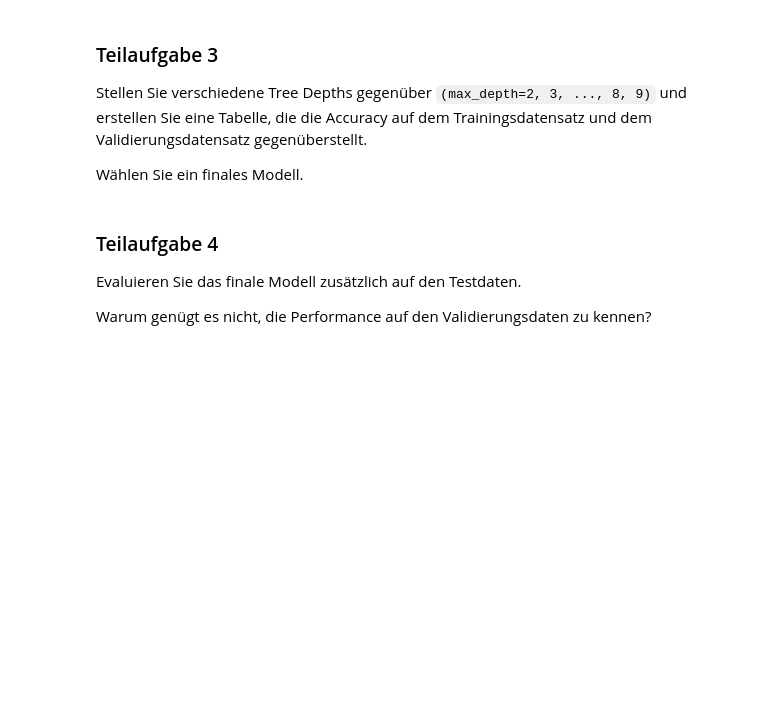
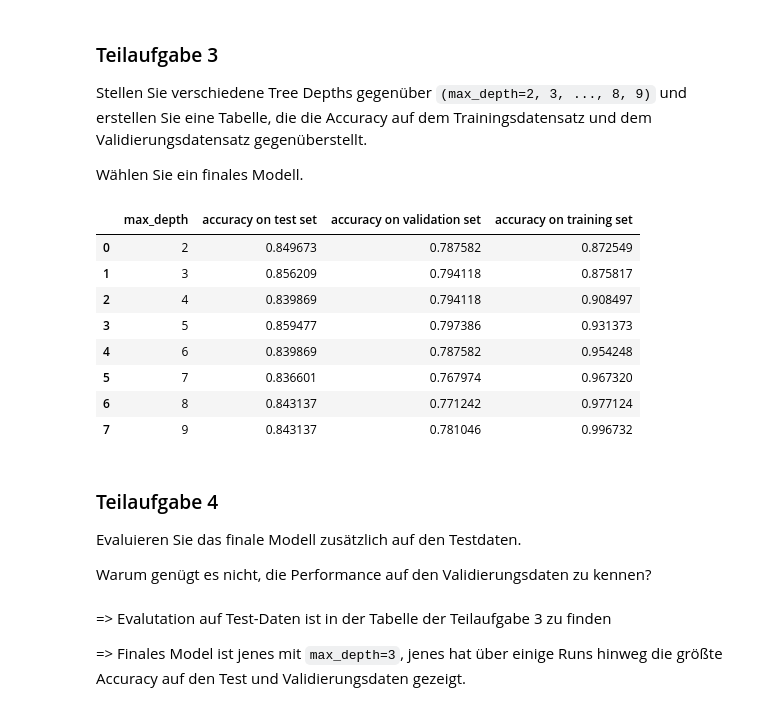
Before and after one commit to MartinElsaesser/data-science, a Jupyter notebook: exercises/exercise3/exercise3.ipynb, the cells around one changed output. Cells and saved outputs as stored; diff of their text form; code cells hidden in the pictures; blank space fills up the shorter version.

```diff
--- a/exercises/exercise3/exercise3.ipynb
+++ b/exercises/exercise3/exercise3.ipynb
@@ -22,9 +96,43 @@ Sie können Teil-Tabellen mit `pd.merge (df1, df2, ...)` oder `pd.concat([df1,df
 Stellen Sie verschiedene Tree Depths gegenüber `(max_depth=2, 3, ..., 8, 9)` und erstellen Sie eine Tabelle, die die Accuracy auf dem Trainingsdatensatz und dem Validierungsdatensatz gegenüberstellt.
 
 Wählen Sie ein finales Modell.
+# %%
+
+
+
+def get_accuracy_for_tree(X_check, y_check, max_depth):
+	# fit tree
+	clf_train = tree.DecisionTreeClassifier(max_depth=max_depth)
+	clf_train.fit(X_train, y_train)
+	y_pred = clf_train.predict(X_check)
+
+	# calculate accuracy
+	TP = np.sum((y_check == 1) & (y_pred == 1))
+	FP = np.sum((y_check == 0) & (y_pred == 1))
+	TN = np.sum((y_check == 0) & (y_pred == 0))
+	FN = np.sum((y_check == 1) & (y_pred == 0))
+	return (TP + TN) / (TP + FP + TN + FN)
+
+array = [[max_depth, get_accuracy_for_tree(X_test, y_test, max_depth), get_accuracy_for_tree(X_validation, y_validation, max_depth), get_accuracy_for_tree(X_train, y_train, max_depth)] for max_depth in range(2,10)]
+
+pd.DataFrame(array, columns=["max_depth",  "accuracy on test set", "accuracy on validation set", "accuracy on training set"])
+# %% [output]
+|  | max_depth | accuracy on test set | accuracy on validation set | accuracy on training set |
+| 0 | 2 | 0.849673 | 0.787582 | 0.872549 |
+| 1 | 3 | 0.856209 | 0.794118 | 0.875817 |
+| 2 | 4 | 0.839869 | 0.794118 | 0.908497 |
+| 3 | 5 | 0.859477 | 0.797386 | 0.931373 |
+| 4 | 6 | 0.839869 | 0.787582 | 0.954248 |
+| 5 | 7 | 0.836601 | 0.767974 | 0.967320 |
+| 6 | 8 | 0.843137 | 0.771242 | 0.977124 |
+| 7 | 9 | 0.843137 | 0.781046 | 0.996732 |
 # %% [markdown]
 ### Teilaufgabe 4
 
 Evaluieren Sie das finale Modell zusätzlich auf den Testdaten.
 
 Warum genügt es nicht, die Performance auf den Validierungsdaten zu kennen?
+# %% [markdown]
+=> Evalutation auf Test-Daten ist in der Tabelle der Teilaufgabe 3 zu finden
+
+=> Finales Model ist jenes mit `max_depth=3`, jenes hat über einige Runs hinweg die größte Accuracy auf den Test und Validierungsdaten gezeigt.
```
Also changed, not shown: parts of 6 cells of this notebook.
